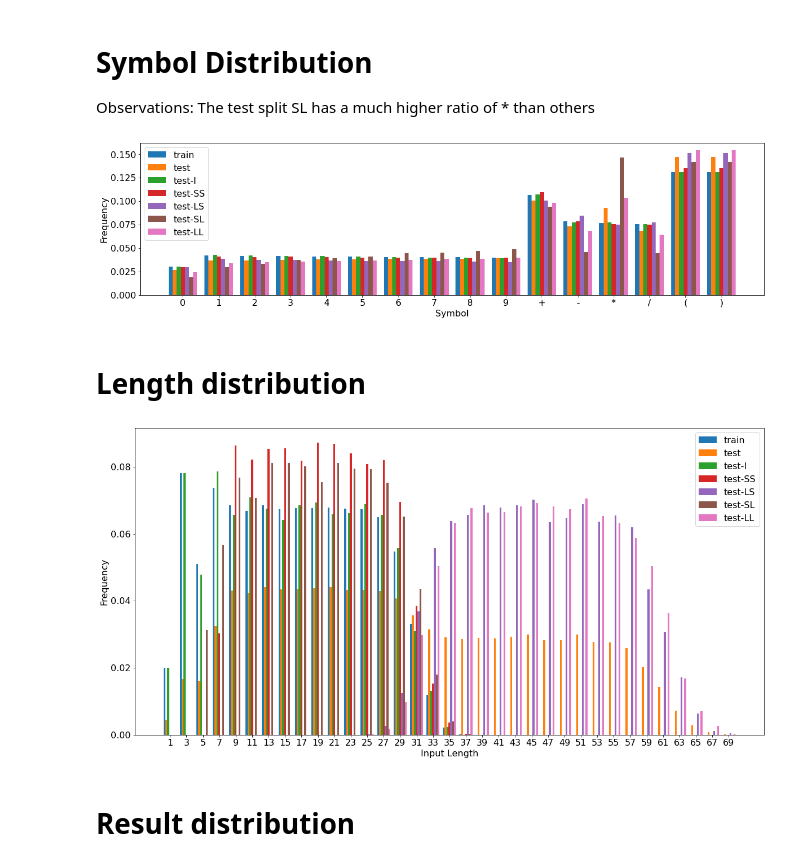
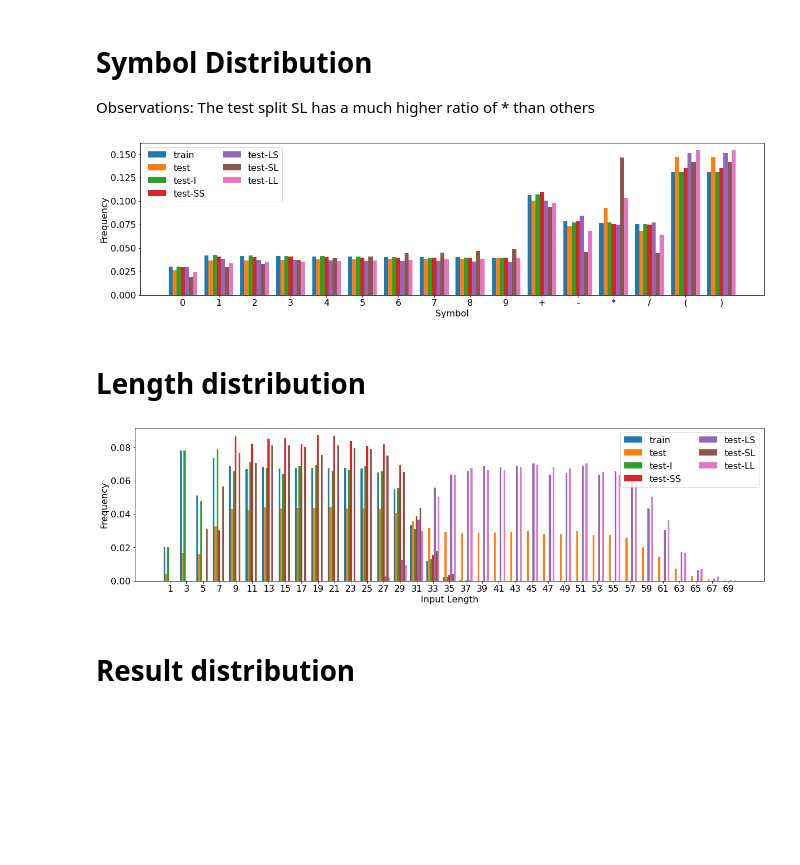
Before and after one commit to liqing-ustc/HINT, a Jupyter notebook: data/data_analysis.ipynb, the cells around one changed output. Cells and saved outputs as stored; diff of their text form; code cells hidden in the pictures; blank space fills up the shorter version.

```diff
--- a/data/data_analysis.ipynb
+++ b/data/data_analysis.ipynb
@@ -93,9 +94,14 @@ pos = np.arange(len(freqs))
 plt.xticks(pos, bar_keys)
 plt.xlabel('Symbol')
 plt.ylabel('Frequency')
+
+# ax.yaxis.set_major_formatter(FormatStrFormatter('%.3f'))
+plt.legend(ncol=2)
+plt.savefig('figures/symbol_distribution.png', dpi=300, bbox_inches='tight')
+
 plt.show()
 # %% [output]
-[figure, old version]
+[figure, new version]
 # %% [markdown]
 # Length distribution
 # %%
@@ -106,42 +112,46 @@ bar_keys = list(range(1, max_len+1, 2))
 
 def sample2bar_key(sample):
     r = len(sample['expr'])
+#     r = (r // 4) * 4 + 1
     return r
 
 # Set general font size
 plt.rcParams['font.size'] = '16'
-fig, ax = plt.subplots(figsize=(20, 10))
+fig, ax = plt.subplots(figsize=(20, 5))
 
 # Set tick font size
 for label in (ax.get_xticklabels() + ax.get_yticklabels()):
     label.set_fontsize(16)
 
 data_bars = OrderedDict()
 for split in splits:
     dataset = split2dataset[split]
     all_points = [sample2bar_key(x) for x in dataset]
     counts = Counter(all_points)
     total = len(all_points)
     freqs = [counts[x]/total for x in bar_keys]
     data_bars[split] = freqs
     if split != 'train' and show_subsplit:
         for e in evaluation:
             all_points = [sample2bar_key(x) for x in dataset if x['eval'] == e]
             counts = Counter(all_points)
             total = len(all_points)
             freqs = [counts[x]/total for x in bar_keys]
             data_bars[split + '-' + e] = freqs
 
 
 # data_bars = {k:v for k, v in data_bars.items() if k in ['train','test-LS']}
 bar_plot(ax, data_bars)
 pos = np.arange(len(freqs))
 plt.xticks(pos, bar_keys)
 plt.xlabel('Input Length')
 plt.ylabel('Frequency')
+
+plt.legend(ncol=2)
+plt.savefig('figures/input_length_distribution.png', dpi=300, bbox_inches='tight')
 plt.show()
 # %% [output]
-[figure, old version]
+[figure, new version]
 # %% [markdown]
 # Result distribution
 # %%
```
Also changed, not shown: parts of 3 cells of this notebook, 2 other files.
